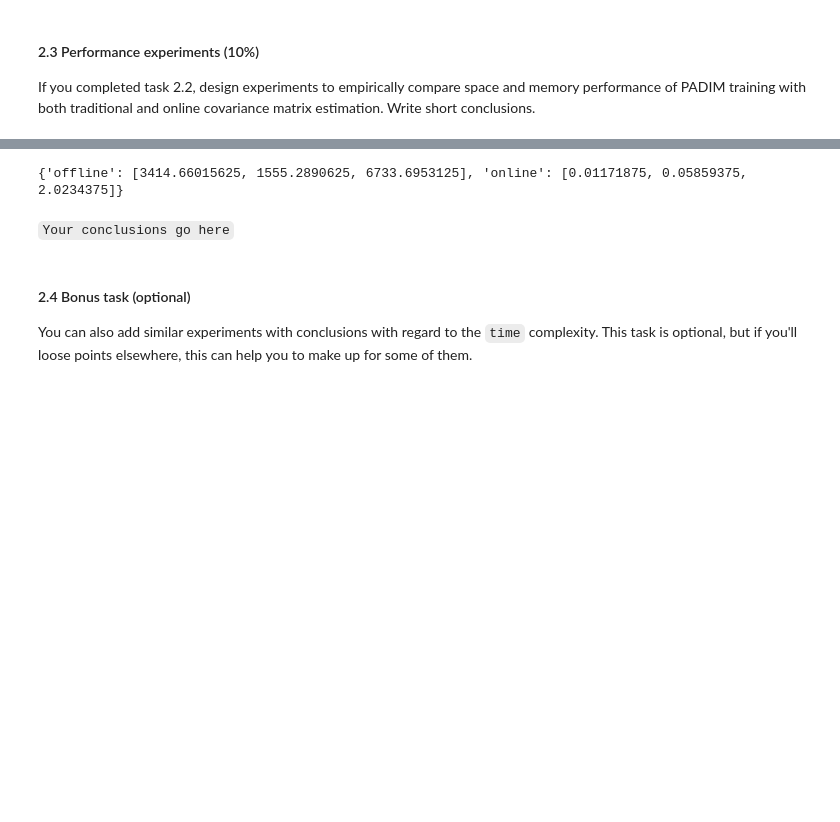
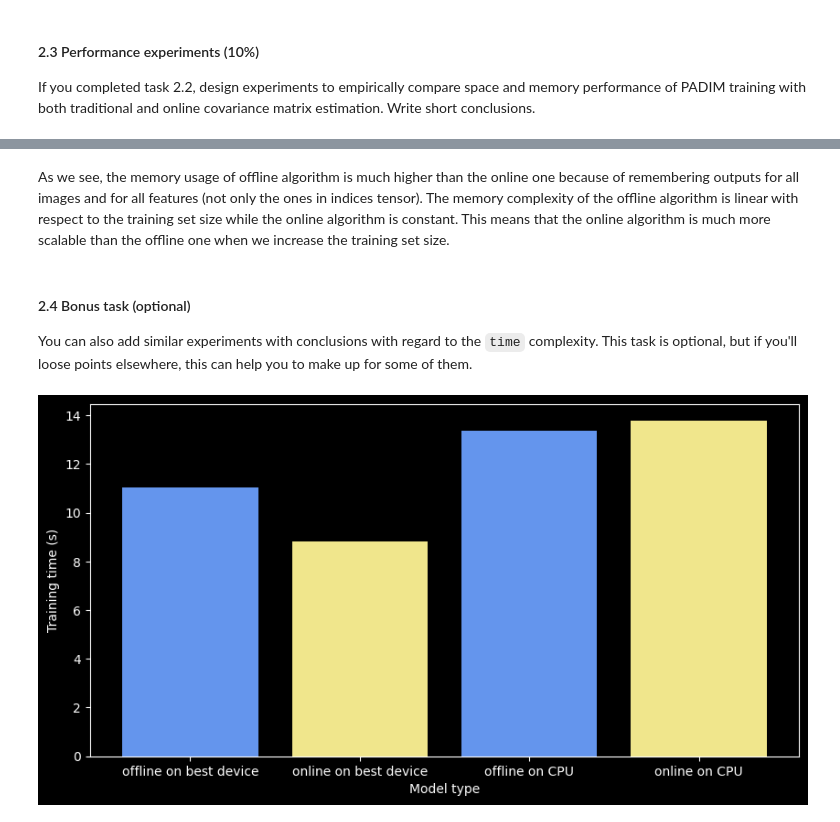
Before and after one commit to SzymonM213/dnn-task2, a Jupyter notebook: hw2-visual_anomaly_detection-student.ipynb, the cells around one changed output, grey strips where cells are left out. Drawn from its saved outputs; the diff is of its cells as text; code cells hidden in the pictures; blank space fills up the shorter version.

````diff
--- a/hw2-visual_anomaly_detection-student.ipynb
+++ b/hw2-visual_anomaly_detection-student.ipynb
@@ -1006,9 +957,60 @@ peak memory: 11579.20 MiB, increment: 6072.50 MiB
-# %%
-print(different_batches_mem)
-# %% [output]
-{'offline': [3414.66015625, 1555.2890625, 6733.6953125], 'online': [0.01171875, 0.05859375, 2.0234375]}
-# %% [markdown]
-```Your conclusions go here```
+# %% [markdown]
+
+As we see, the memory usage of offline algorithm is much higher than the online one because of remembering outputs for all images and for all features (not only the ones in indices tensor). The memory complexity of the offline algorithm is linear with respect to the training set size while the online algorithm is constant. This means that the online algorithm is much more scalable than the offline one when we increase the training set size.
 # %% [markdown]
 #### 2.4 Bonus task (optional)
 You can also add similar experiments with conclusions with regard to the `time` complexity. This task is optional, but if you'll loose points elsewhere, this can help you to make up for some of them.
+# %%
+seed_all(SEED)
+RESIZE = 256 * 1
+CROP_SIZE = 224 * 1
+BACKBONE = "resnet18"
+NUMBER_OF_BACKBONE_FEATURES = 10
+MAX_NUMBER_OF_BACKBONE_FEATURES = 448
+class_name = 'bottle'
+BATCH_SIZE = 1
+offline_times = []
+online_times = []
+
+for DEVICE in (get_best_device_for_pytorch(), torch.device('cpu')):
+
+    run_timestamp = time.time()
+    indices = sample_idx(NUMBER_OF_BACKBONE_FEATURES, MAX_NUMBER_OF_BACKBONE_FEATURES).to(DEVICE)
+    SAVE_PATH = Path(f"./results/{run_timestamp}/{class_name}")
+
+    offline_model = PADIM(
+        backbone=BACKBONE,
+        device=DEVICE,
+        backbone_features_idx=indices,
+        save_path=SAVE_PATH,
+    )
+
+    online_model = PADIMWithOnlineCovariance(
+        backbone=BACKBONE,
+        device=DEVICE,
+        backbone_features_idx=indices,
+        save_path=SAVE_PATH,
+    )
+
+
+
+    train_dataset = MVTecDataset(DATA_PATH, class_name=class_name, is_train=True, resize=RESIZE, cropsize=CROP_SIZE)
+    train_dataloader = DataLoader(train_dataset, batch_size=BATCH_SIZE, pin_memory=True)
+
+
+    start_time = time.time()
+    offline_model.train(train_dataloader)
+    offline_times.append(time.time() - start_time)
+
+    start_time = time.time()
+    online_model.train(train_dataloader, NUMBER_OF_BACKBONE_FEATURES, int(CROP_SIZE/4), int(CROP_SIZE/4))
+    online_times.append(time.time() - start_time)
+
+plt.figure(figsize=(10, 5))
+plt.bar([0, 1, 2, 3], [offline_times[0], online_times[0], offline_times[1], online_times[1]], color=['cornflowerblue', 'khaki'])
+plt.xticks([0, 1, 2, 3], ['offline on best device', 'online on best device', 'offline on CPU', 'online on CPU'])
+plt.xlabel('Model type')
+plt.ylabel('Training time (s)')
+plt.show()
+# %% [output]
+[figure, added]
````
Also changed, not shown: parts of 15 cells of this notebook.
